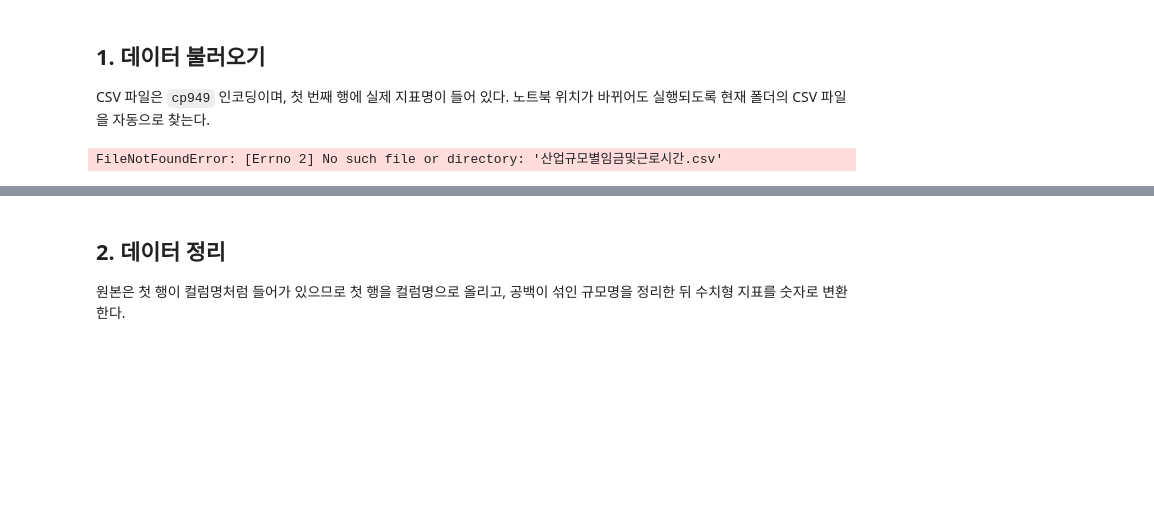
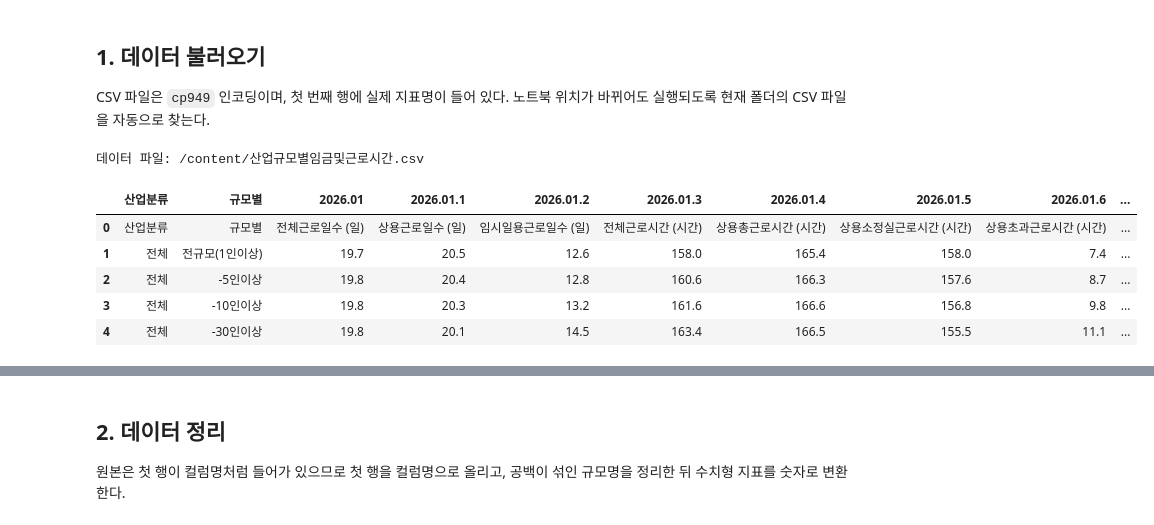
Before and after one commit to parksuejin1026/2026_1stTerm_BDA_Study, a Jupyter notebook: Assignment/bigdata_publicdata.ipynb, the cells around one changed output, grey strips where cells are left out. Drawn from its saved outputs; the diff is of its cells as text; code cells hidden in the pictures; blank space fills up the shorter version.

```diff
--- a/Assignment/bigdata_publicdata.ipynb
+++ b/Assignment/bigdata_publicdata.ipynb
@@ -9,28 +11,3 @@
 2. 어떤 산업에서 임금이 높거나 낮게 나타나는가?
 3. 사업체 규모가 커질수록 임금과 근로시간은 어떻게 달라지는가?
 4. 임금 격차는 근로시간 차이 때문인지, 특별급여 등 임금 구성 차이 때문인지 확인한다.
-# %%
-%config InlineBackend.figure_format = 'retina'
-
-from pathlib import Path
-import platform
-
-import pandas as pd
-import matplotlib.pyplot as plt
-import seaborn as sns
-
-# 실행 환경에 따라 한글 폰트를 다르게 설정한다.
-# Windows에서는 Malgun Gothic, macOS에서는 AppleGothic을 우선 사용한다.
-system_name = platform.system()
-if system_name == 'Windows':
-    plt.rc('font', family='Malgun Gothic')
-elif system_name == 'Darwin':
-    plt.rc('font', family='AppleGothic')
-else:
-    plt.rc('font', family='NanumGothic')
-
-plt.rc('axes', unicode_minus=False)
-sns.set_theme(style='whitegrid', font=plt.rcParams['font.family'][0])
-
-pd.set_option('display.max_columns', 30)
-pd.set_option('display.float_format', '{:,.1f}'.format)
@@ -38,8 +43,28 @@ pd.set_option('display.float_format', '{:,.1f}'.format)
 ## 1. 데이터 불러오기
 
 CSV 파일은 `cp949` 인코딩이며, 첫 번째 행에 실제 지표명이 들어 있다. 노트북 위치가 바뀌어도 실행되도록 현재 폴더의 CSV 파일을 자동으로 찾는다.
-# %%
-raw = pd.read_csv('산업규모별임금및근로시간.csv', encoding='cp949')
-raw.head()
-# %% [output]
-FileNotFoundError: [Errno 2] No such file or directory: '산업규모별임금및근로시간.csv'
+# %%
+csv_name = '산업규모별임금및근로시간.csv'
+candidate_paths = [
+    Path.cwd() / csv_name,
+    Path.cwd() / 'Assignment' / csv_name,
+]
+
+csv_path = next((path for path in candidate_paths if path.exists()), None)
+if csv_path is None:
+    found_paths = list(Path.cwd().rglob(csv_name))
+    if not found_paths:
+        raise FileNotFoundError(f'{csv_name} 파일을 찾을 수 없습니다. 현재 작업 폴더: {Path.cwd()}')
+    csv_path = found_paths[0]
+
+raw = pd.read_csv(csv_path, encoding='cp949')
+print(f'데이터 파일: {csv_path}')
+raw.head()
+# %% [output]
+데이터 파일: /content/산업규모별임금및근로시간.csv
+|  | 산업분류 | 규모별 | 2026.01 | 2026.01.1 | 2026.01.2 | 2026.01.3 | 2026.01.4 | 2026.01.5 | 2026.01.6 | ... |
+| 0 | 산업분류 | 규모별 | 전체근로일수 (일) | 상용근로일수 (일) | 임시일용근로일수 (일) | 전체근로시간 (시간) | 상용총근로시간 (시간) | 상용소정실근로시간 (시간) | 상용초과근로시간 (시간) | ... |
+| 1 | 전체 | 전규모(1인이상) | 19.7 | 20.5 | 12.6 | 158.0 | 165.4 | 158.0 | 7.4 | ... |
+| 2 | 전체 | -5인이상 | 19.8 | 20.4 | 12.8 | 160.6 | 166.3 | 157.6 | 8.7 | ... |
+| 3 | 전체 | -10인이상 | 19.8 | 20.3 | 13.2 | 161.6 | 166.6 | 156.8 | 9.8 | ... |
+| 4 | 전체 | -30인이상 | 19.8 | 20.1 | 14.5 | 163.4 | 166.5 | 155.5 | 11.1 | ... |
```
Also changed, not shown: parts of 23 cells of this notebook.
